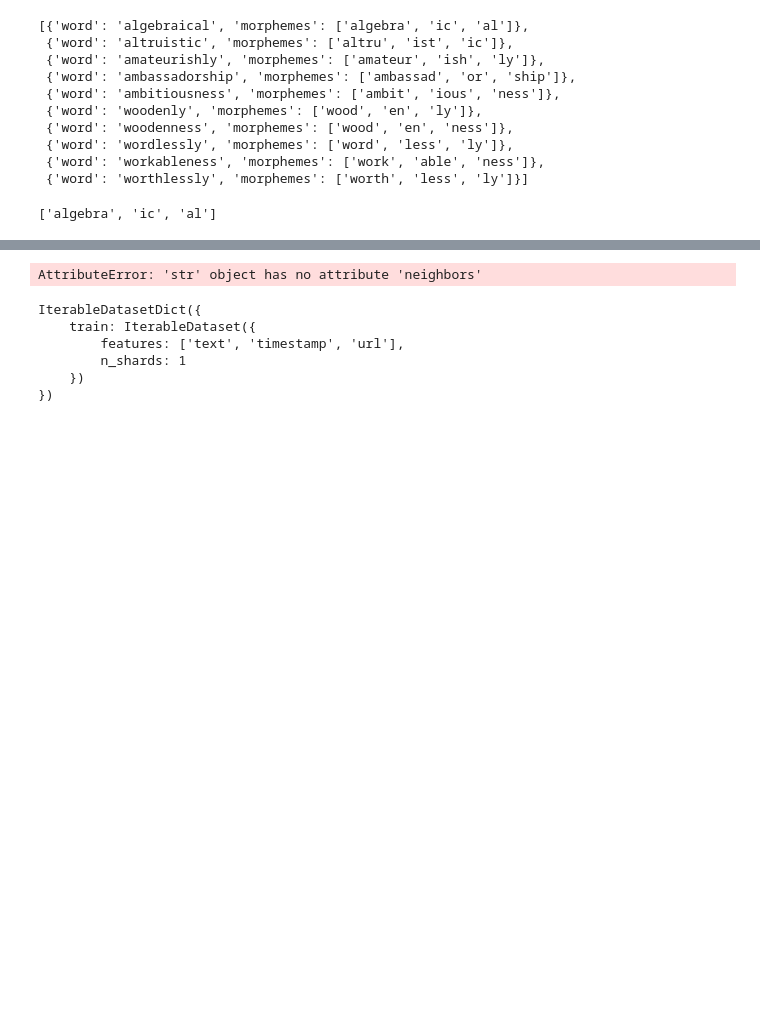
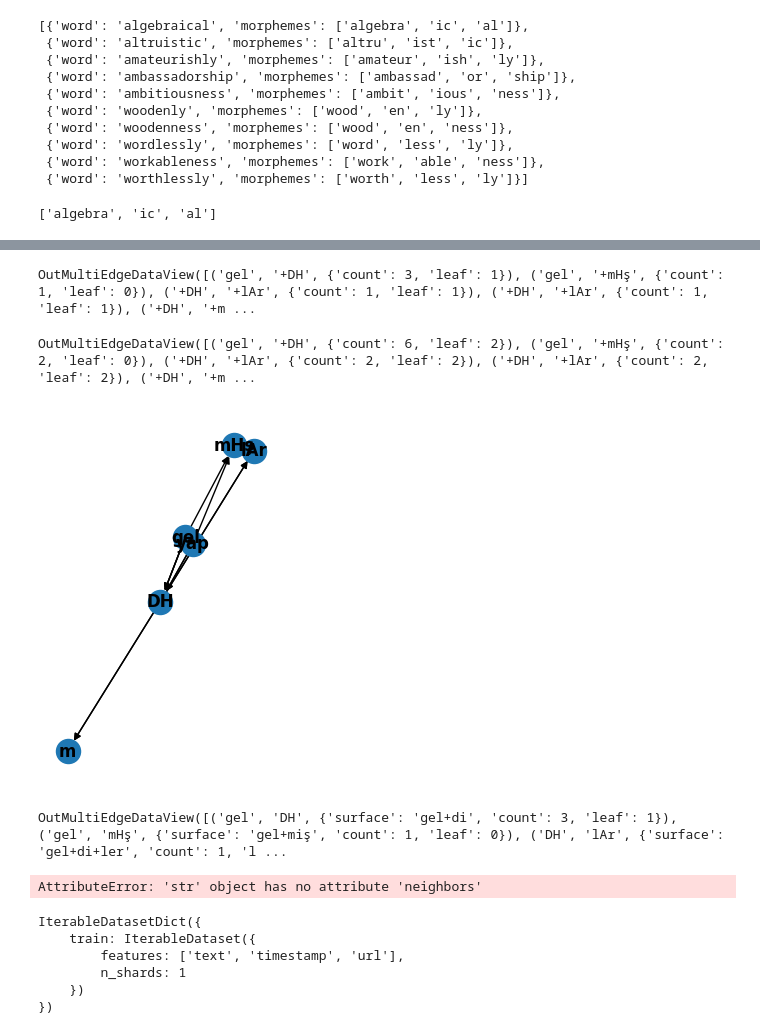
Before and after one commit to mismayil/morph-gen, a Jupyter notebook: src/playground.ipynb, the cells around one changed output, grey strips where cells are left out. Drawn from its saved outputs; the diff is of its cells as text; code cells hidden in the pictures; blank space fills up the shorter version.

```diff
--- a/src/playground.ipynb
+++ b/src/playground.ipynb
@@ -195,0 +317,19 @@ nx.draw(G, with_labels=True, font_weight='bold')
+# %%
+H = nx.MultiDiGraph(root=False)
+
+for sample in tqdm(data, total=len(data), desc="Processing samples"):
+    update_graph(H, sample["root"], sample["meta_suffixes"], sample["suffixes"])
+# %%
+def merge_graphs(G, H):
+    GH = nx.compose(G, H)
+    count_edge_data = {
+        e: G.edges[e]["count"] + H.edges[e]["count"] for e in G.edges & H.edges
+    }
+    leaf_edge_data = {
+        e: G.edges[e]["leaf"] + H.edges[e]["leaf"] for e in G.edges & H.edges
+    }
+    nx.set_edge_attributes(GH, count_edge_data, "count")
+    nx.set_edge_attributes(GH, leaf_edge_data, "leaf")
+    return GH
+# %%
+GH = merge_graphs(G, G)
@@ -195,0 +338,17 @@ nx.draw(G, with_labels=True, font_weight='bold')
+# %%
+GH.edges(data=True)
+# %% [output]
+OutMultiEdgeDataView([('gel', '+DH', {'count': 3, 'leaf': 1}), ('gel', '+mHş', {'count': 1, 'leaf': 0}), ('+DH', '+lAr', {'count': 1, 'leaf': 1}), ('+DH', '+lAr', {'count': 1, 'leaf': 1}), ('+DH', '+m ...
+# %%
+count_edge_data = {
+    e: G.edges[e]["count"] + H.edges[e]["count"] for e in G.edges & H.edges
+}
+leaf_edge_data = {
+    e: G.edges[e]["leaf"] + H.edges[e]["leaf"] for e in G.edges & H.edges
+}
+nx.set_edge_attributes(GH, count_edge_data, "count")
+nx.set_edge_attributes(GH, leaf_edge_data, "leaf")
+# %%
+GH.edges(data=True)
+# %% [output]
+OutMultiEdgeDataView([('gel', '+DH', {'count': 6, 'leaf': 2}), ('gel', '+mHş', {'count': 2, 'leaf': 0}), ('+DH', '+lAr', {'count': 2, 'leaf': 2}), ('+DH', '+lAr', {'count': 2, 'leaf': 2}), ('+DH', '+m ...
@@ -195,0 +357,7 @@ nx.draw(G, with_labels=True, font_weight='bold')
+# %%
+import matplotlib.pyplot as plt
+
+subax1 = plt.subplot(121)
+nx.draw(G, with_labels=True, font_weight='bold')
+# %% [output]
+[figure, added]
@@ -196,3 +368,7 @@ nx.draw(G, with_labels=True, font_weight='bold')
+# %%
+G2.edges(data=True)
+# %% [output]
+OutMultiEdgeDataView([('gel', 'DH', {'surface': 'gel+di', 'count': 3, 'leaf': 1}), ('gel', 'mHş', {'surface': 'gel+miş', 'count': 1, 'leaf': 0}), ('DH', 'lAr', {'surface': 'gel+di+ler', 'count': 1, 'l ...
 # %%
 roots = [node for node, data in G.nodes(data=True) if data.get("root")]
 # %%
```
Also changed, not shown: parts of 17 cells of this notebook, 2 other files.
